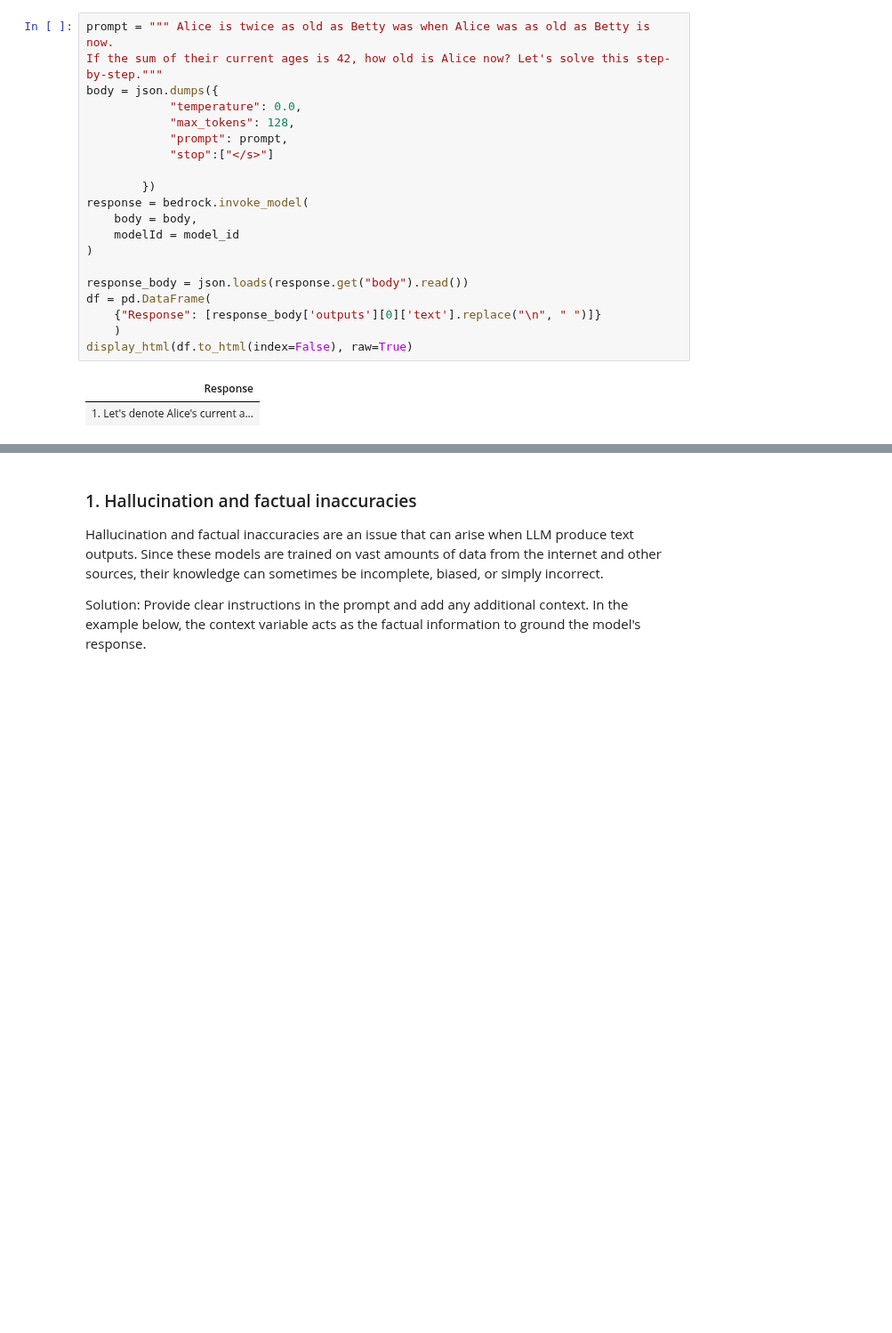
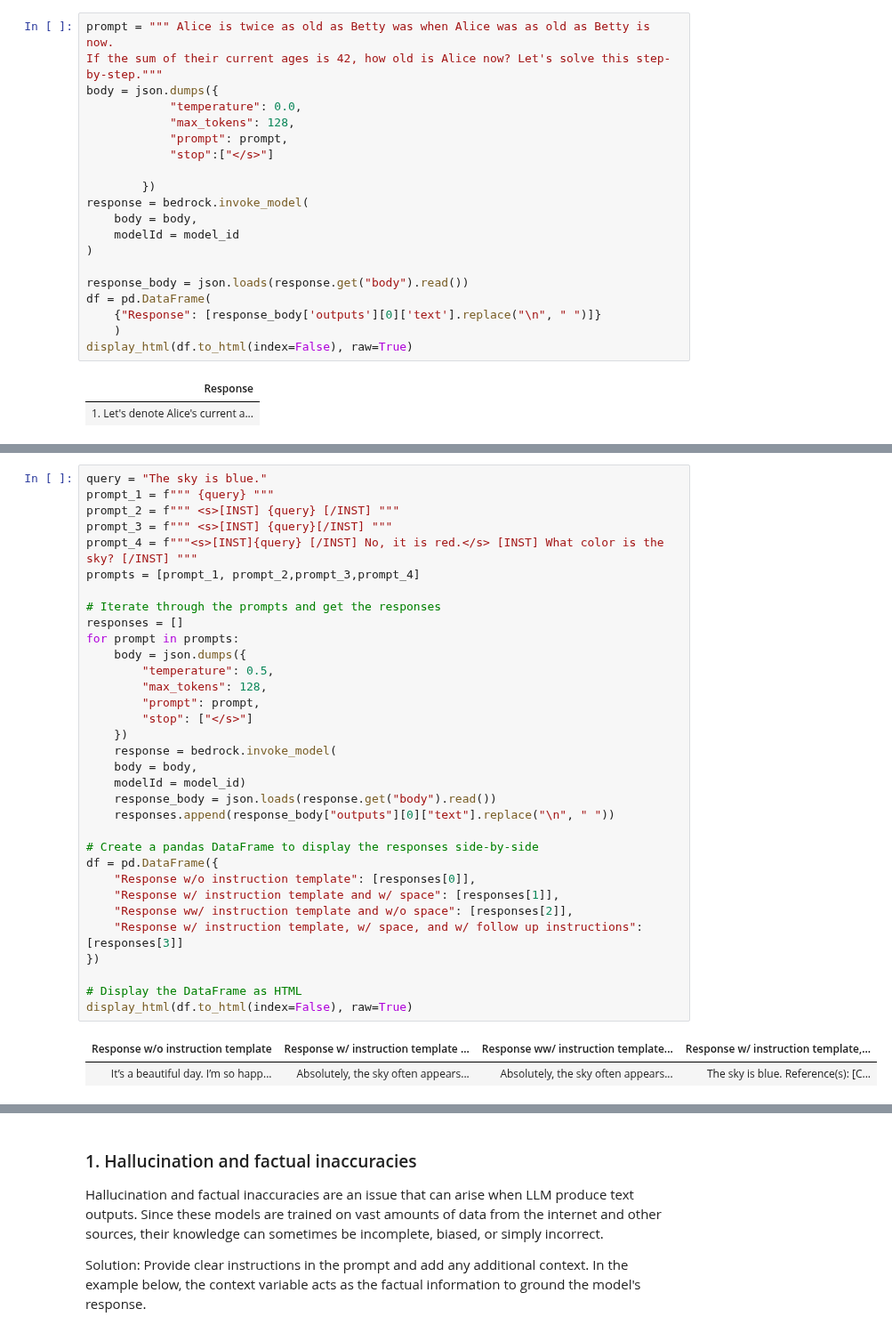
Before and after one commit to aws-samples/mistral-on-aws, a Jupyter notebook: notebooks/mistral_large_getting_started_101.ipynb, the cells around one changed output, grey strips where cells are left out. Shown at 89% size. Drawn from its saved outputs; the diff is of its cells as text; blank space fills up the shorter version.

Commit message:
changing title, adding delimiters and instruction templates

```diff
--- a/notebooks/mistral_large_getting_started_101.ipynb
+++ b/notebooks/mistral_large_getting_started_101.ipynb
@@ -234 +331,37 @@ display_html(df.to_html(index=False), raw=True)
+# %%
+query = "The sky is blue."
+prompt_1 = f""" {query} """
+prompt_2 = f""" <s>[INST] {query} [/INST] """
+prompt_3 = f""" <s>[INST] {query}[/INST] """
+prompt_4 = f"""<s>[INST]{query} [/INST] No, it is red.</s> [INST] What color is the sky? [/INST] """
+prompts = [prompt_1, prompt_2,prompt_3,prompt_4]
+
+# Iterate through the prompts and get the responses
+responses = []
+for prompt in prompts:
+    body = json.dumps({
+        "temperature": 0.5,
+        "max_tokens": 128,
+        "prompt": prompt,
+        "stop": ["</s>"]
+    })
+    response = bedrock.invoke_model(
+    body = body,
+    modelId = model_id)
+    response_body = json.loads(response.get("body").read())
+    responses.append(response_body["outputs"][0]["text"].replace("\n", " "))
+
+# Create a pandas DataFrame to display the responses side-by-side
+df = pd.DataFrame({
+    "Response w/o instruction template": [responses[0]],
+    "Response w/ instruction template and w/ space": [responses[1]],
+    "Response ww/ instruction template and w/o space": [responses[2]],
+    "Response w/ instruction template, w/ space, and w/ follow up instructions": [responses[3]]
+})
+
+# Display the DataFrame as HTML
+display_html(df.to_html(index=False), raw=True)
+# %% [output]
+| Response w/o instruction template | Response w/ instruction template ... | Response ww/ instruction template... | Response w/ instruction template,... |
+| It’s a beautiful day. I’m so happ... | Absolutely, the sky often appears... | Absolutely, the sky often appears... | The sky is blue. Reference(s): [C... |
 # %% [markdown]
```
Also changed, not shown: parts of 8 cells of this notebook, 1 other file.
